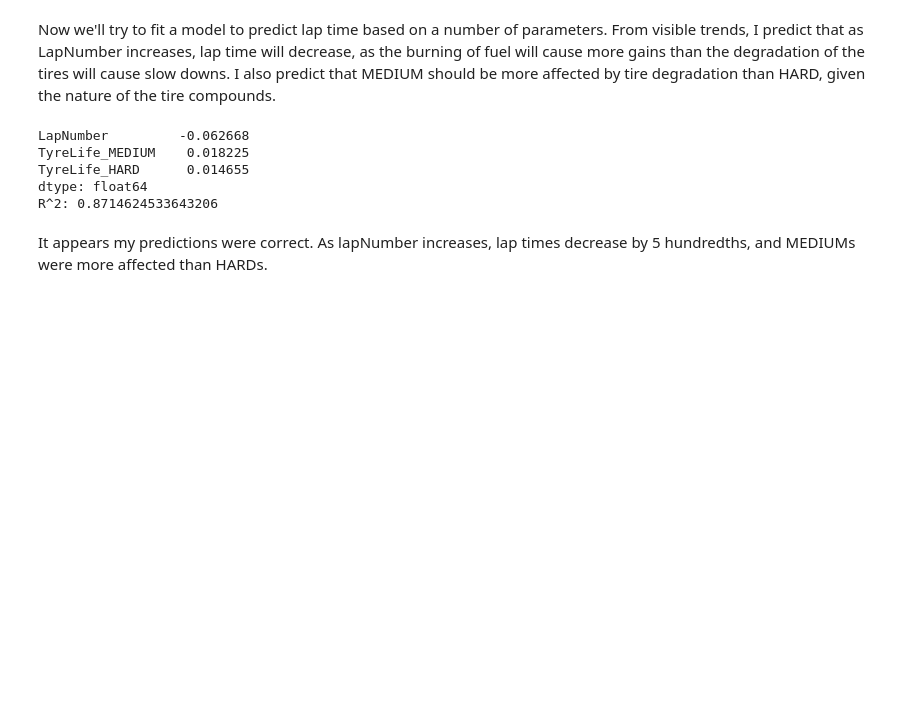
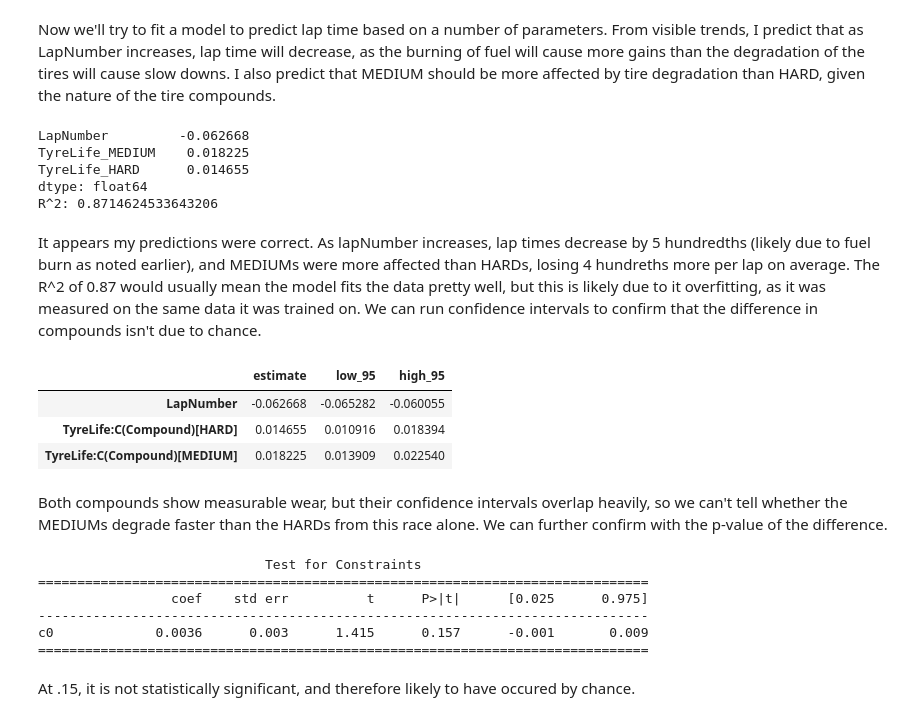
Before and after one commit to ashw-n/F1-Tire-Degradation, a Jupyter notebook: notebooks/01_explore.ipynb, the cells around one changed output. Drawn from its saved outputs; the diff is of its cells as text; code cells hidden in the pictures; blank space fills up the shorter version.

Commit message:
Add confidence intervals for wear estimates"

```diff
--- a/notebooks/01_explore.ipynb
+++ b/notebooks/01_explore.ipynb
@@ -140,4 +140,34 @@ TyreLife_HARD      0.014655
 dtype: float64
 R^2: 0.8714624533643206
 # %% [markdown]
-It appears my predictions were correct. As lapNumber increases, lap times decrease by 5 hundredths, and MEDIUMs were more affected than HARDs.
+It appears my predictions were correct. As lapNumber increases, lap times decrease by 5 hundredths (likely due to fuel burn as noted earlier), and MEDIUMs were more affected than HARDs, losing 4 hundreths more per lap on average. The R^2 of 0.87 would usually mean the model fits the data pretty well, but this is likely due to it overfitting, as it was measured on the same data it was trained on.  We can run confidence intervals to confirm that the difference in compounds isn't due to chance.
+# %%
+import statsmodels.formula.api as smf
+
+res = smf.ols(
+    'LapTimeSec ~ C(Driver) + C(Compound) + LapNumber + TyreLife:C(Compound)',
+    data=df
+).fit()
+
+rows = [name for name in res.params.index if 'TyreLife' in name or name == 'LapNumber']
+summary = pd.concat([res.params[rows], res.conf_int().loc[rows]], axis=1)
+summary.columns = ['estimate', 'low_95', 'high_95']
+summary
+# %% [output]
+|  | estimate | low_95 | high_95 |
+| LapNumber | -0.062668 | -0.065282 | -0.060055 |
+| TyreLife:C(Compound)[HARD] | 0.014655 | 0.010916 | 0.018394 |
+| TyreLife:C(Compound)[MEDIUM] | 0.018225 | 0.013909 | 0.022540 |
+# %% [markdown]
+Both compounds show measurable wear, but their confidence intervals overlap heavily, so we can't tell whether the MEDIUMs degrade faster than the HARDs from this race alone. We can further confirm with the p-value of the difference.
+# %%
+print(res.t_test('TyreLife:C(Compound)[MEDIUM] - TyreLife:C(Compound)[HARD] = 0'))
+# %% [output]
+                             Test for Constraints
+==============================================================================
+                 coef    std err          t      P>|t|      [0.025      0.975]
+------------------------------------------------------------------------------
+c0             0.0036      0.003      1.415      0.157      -0.001       0.009
+==============================================================================
+# %% [markdown]
+At .15, it is not statistically significant, and therefore likely to have occured by chance.
```
Also changed, not shown: 1 other file.
